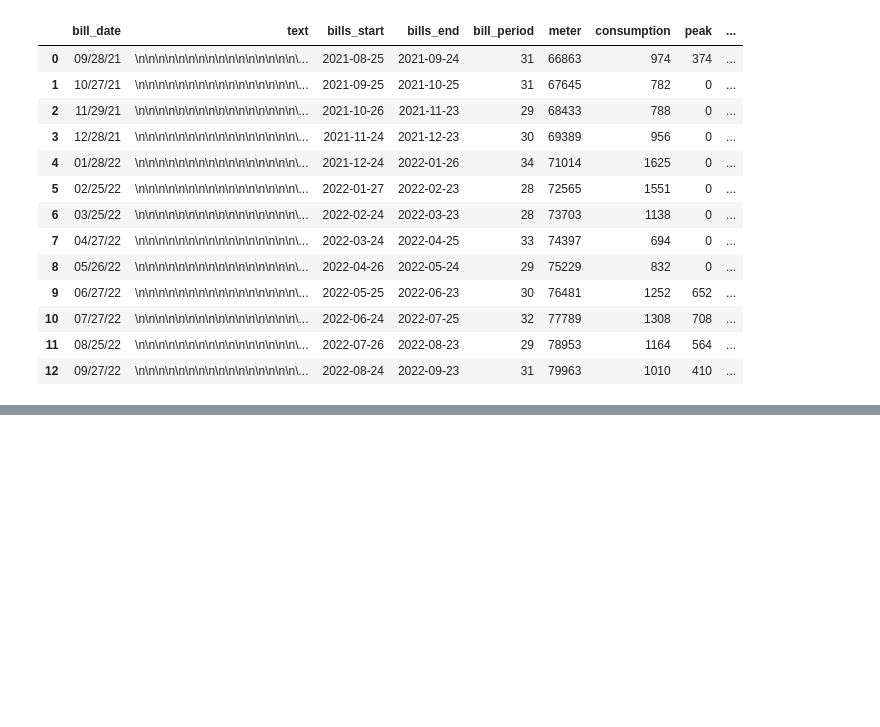
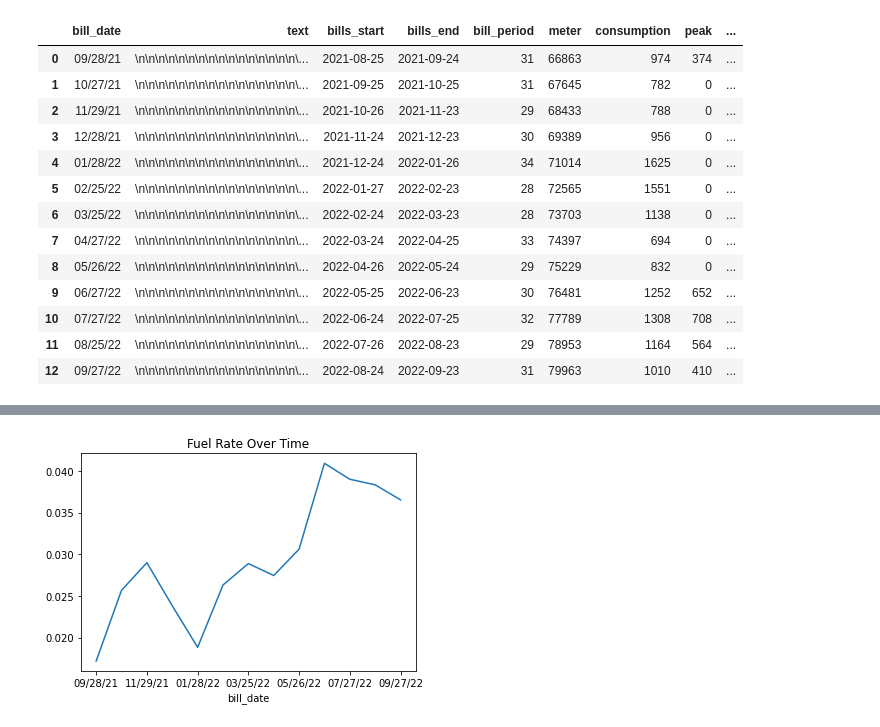
Before and after one commit to stephanie-jones78/what_the_cps, a Jupyter notebook: 05_houston_we_have_data.ipynb, the cells around one changed output, grey strips where cells are left out. Cells and saved outputs as stored; diff of their text form; code cells hidden in the pictures; blank space fills up the shorter version.

```diff
--- a/05_houston_we_have_data.ipynb
+++ b/05_houston_we_have_data.ipynb
@@ -59,0 +88,6 @@ Total Bill: 139.958
+# %%
+df.set_index('bill_date').fuel_rate.plot()
+plt.title('Fuel Rate Over Time')
+plt.show()
+# %% [output]
+[figure, added]
```
Also changed, not shown: parts of 7 cells of this notebook, 1 other file.
